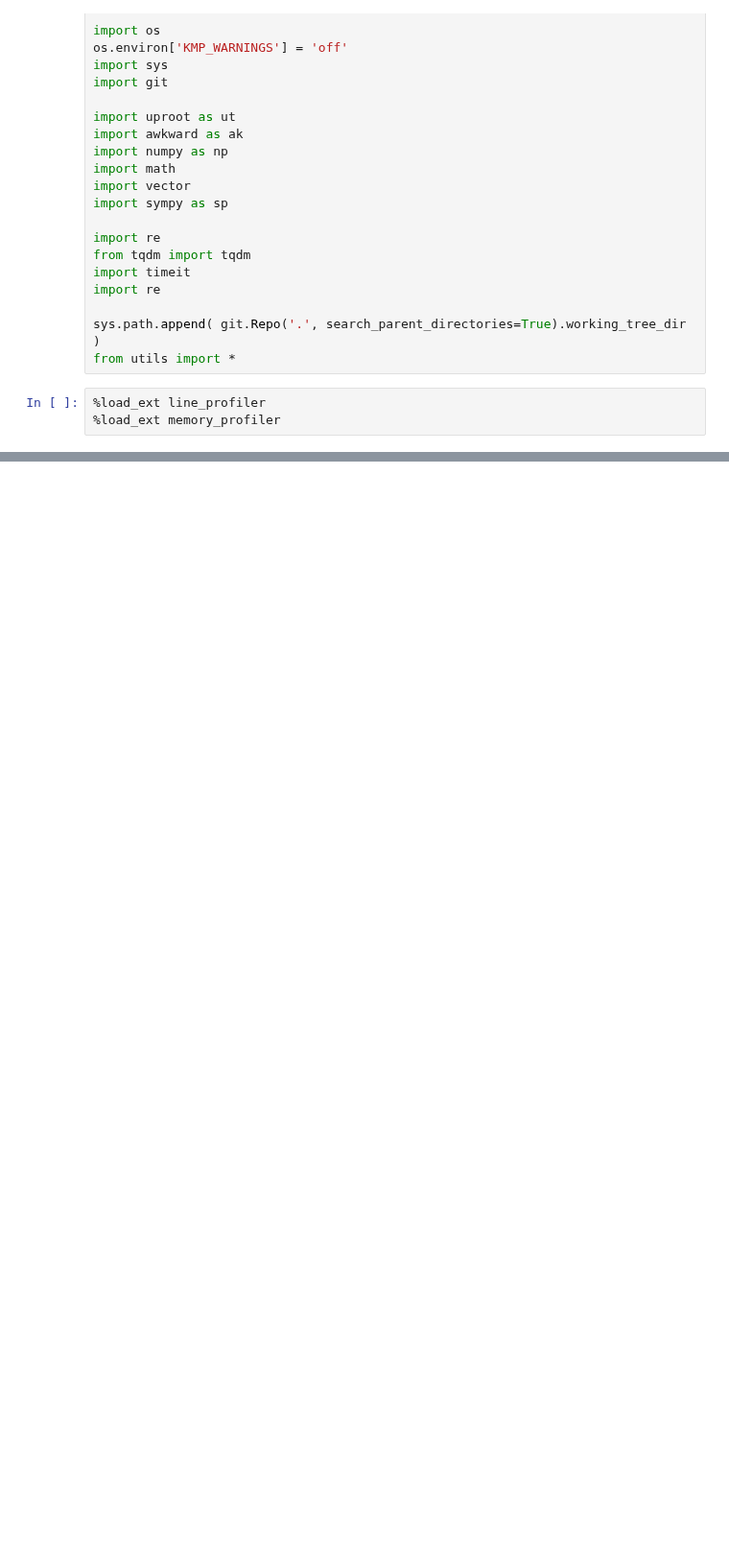
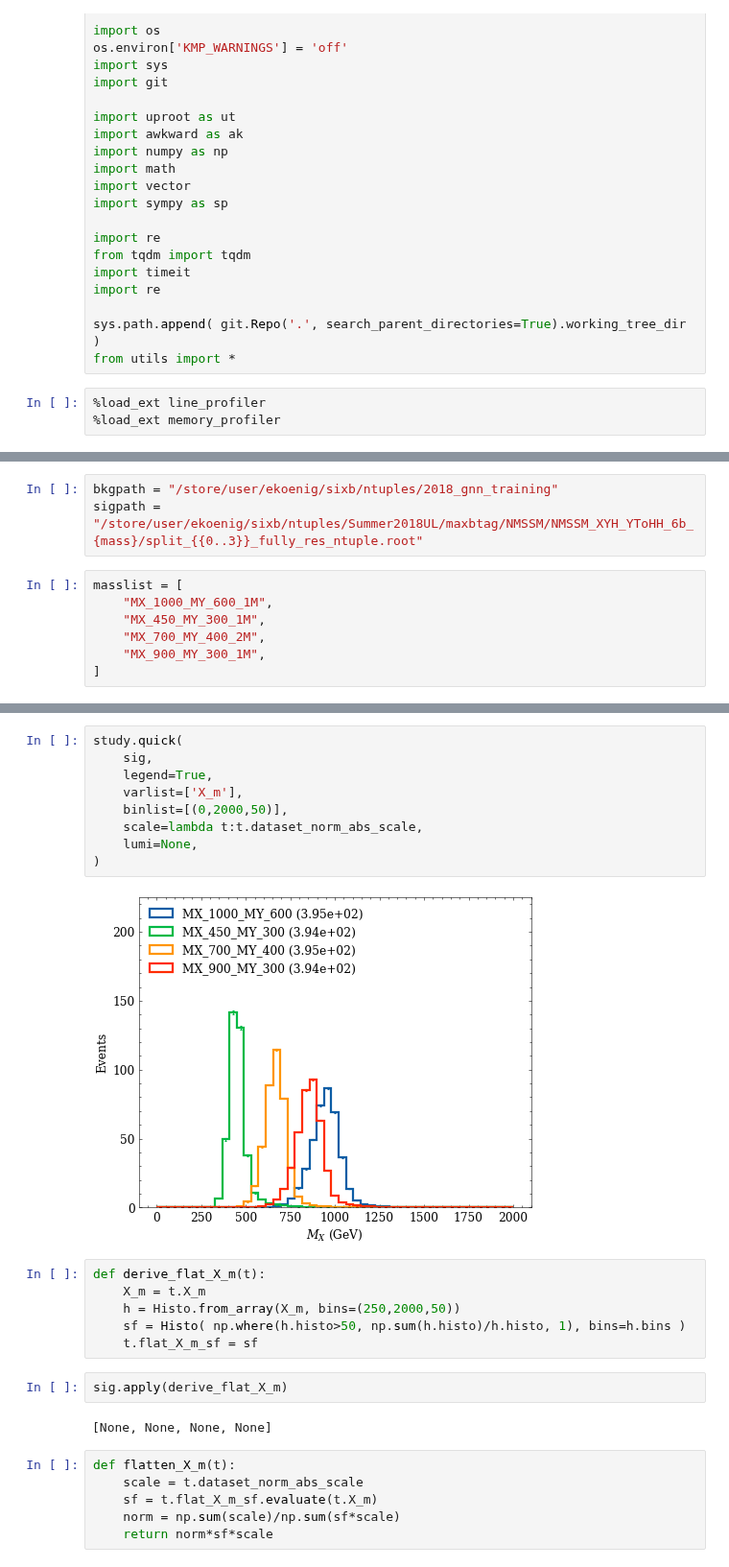
Before and after one commit to ekoenig4/analysis, a Jupyter notebook: jupyter/sixb/test_weaver_input.ipynb, the cells around one changed output, grey strips where cells are left out. Shown at 96% size. Saved outputs shown, nothing was run; the diff lists cells and outputs as text; blank space fills up the shorter version.

```diff
--- a/jupyter/sixb/test_weaver_input.ipynb
+++ b/jupyter/sixb/test_weaver_input.ipynb
@@ -136,0 +27,10 @@ t_bkg.dataset_norm_abs_scale.apply(np.sum)
+# %%
+bkgpath = "/store/user/ekoenig/sixb/ntuples/2018_gnn_training"
+sigpath = "/store/user/ekoenig/sixb/ntuples/Summer2018UL/maxbtag/NMSSM/NMSSM_XYH_YToHH_6b_{mass}/split_{{0..3}}_fully_res_ntuple.root"
+# %%
+masslist = [
+    "MX_1000_MY_600_1M",
+    "MX_450_MY_300_1M",
+    "MX_700_MY_400_2M",
+    "MX_900_MY_300_1M",
+]
@@ -136,0 +62,27 @@ t_bkg.dataset_norm_abs_scale.apply(np.sum)
+# %%
+study.quick(
+    sig,
+    legend=True,
+    varlist=['X_m'],
+    binlist=[(0,2000,50)],
+    scale=lambda t:t.dataset_norm_abs_scale,
+    lumi=None,
+)
+# %% [output]
+[figure, added]
+# %%
+def derive_flat_X_m(t):
+    X_m = t.X_m
+    h = Histo.from_array(X_m, bins=(250,2000,50))
+    sf = Histo( np.where(h.histo>50, np.sum(h.histo)/h.histo, 1), bins=h.bins )
+    t.flat_X_m_sf = sf
+# %%
+sig.apply(derive_flat_X_m)
+# %% [output]
+[None, None, None, None]
+# %%
+def flatten_X_m(t):
+    scale = t.dataset_norm_abs_scale
+    sf = t.flat_X_m_sf.evaluate(t.X_m)
+    norm = np.sum(scale)/np.sum(sf*scale)
+    return norm*sf*scale
```
Also changed, not shown: parts of 34 cells of this notebook, 13 other files.
